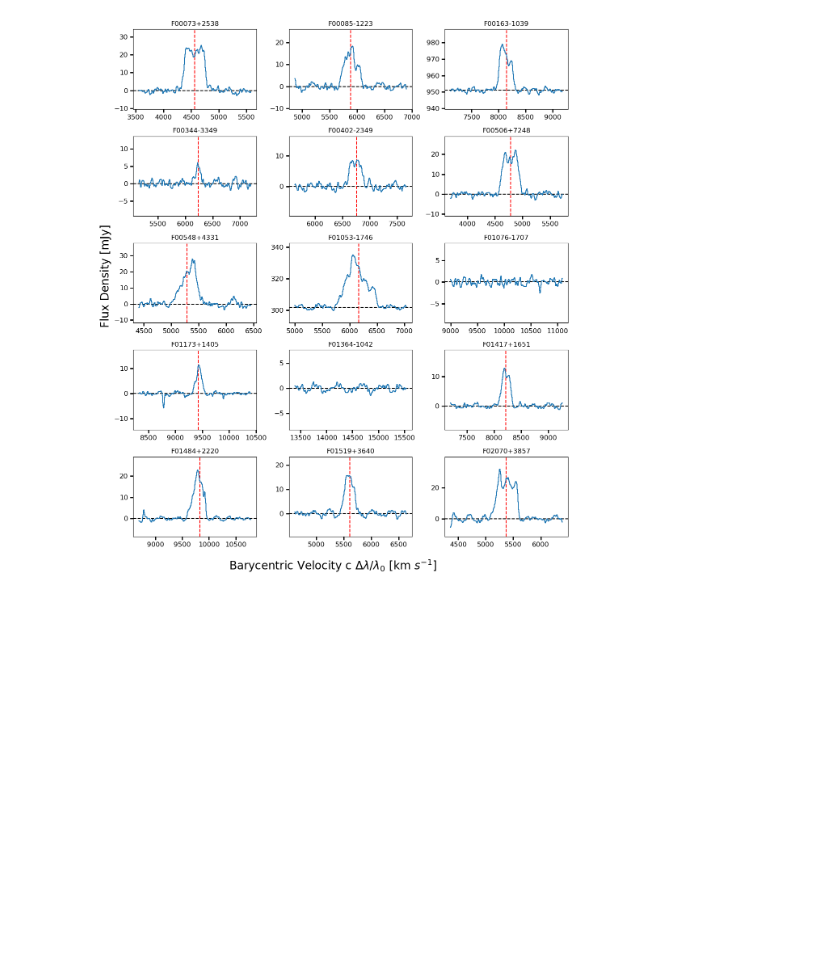
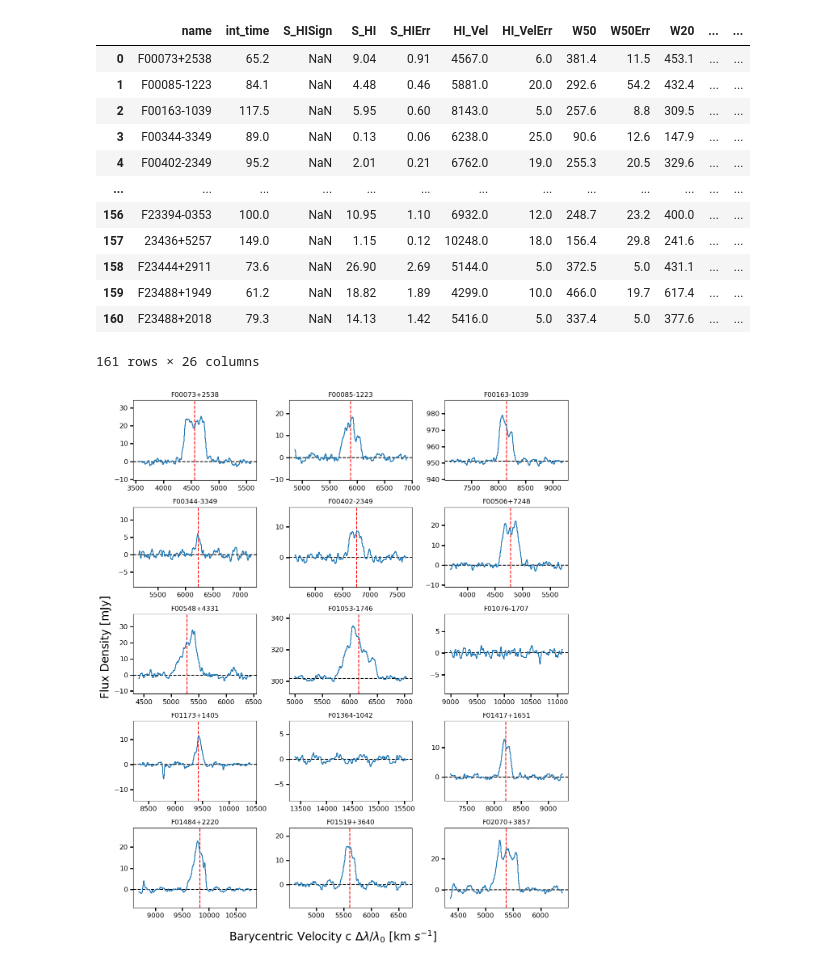
Before and after one commit to MatthewMotuz/GBO_REU, a Jupyter notebook: GOALS/GOALS_Final.ipynb, the cells around one changed output. Saved outputs shown, nothing was run; the diff lists cells and outputs as text; code cells hidden in the pictures; blank space fills up the shorter version.

```diff
--- a/GOALS/GOALS_Final.ipynb
+++ b/GOALS/GOALS_Final.ipynb
@@ -220,3 +228,19 @@ df2['Lir'] = 10 ** df2['log(Lir)']
+# %%
+df2
+# %% [output]
+|  | name | int_time | S_HISign | S_HI | S_HIErr | HI_Vel | HI_VelErr | W50 | W50Err | W20 | ... | ... |
+| 0 | F00073+2538 | 65.2 | NaN | 9.04 | 0.91 | 4567.0 | 6.0 | 381.4 | 11.5 | 453.1 | ... | ... |
+| 1 | F00085-1223 | 84.1 | NaN | 4.48 | 0.46 | 5881.0 | 20.0 | 292.6 | 54.2 | 432.4 | ... | ... |
+| 2 | F00163-1039 | 117.5 | NaN | 5.95 | 0.60 | 8143.0 | 5.0 | 257.6 | 8.8 | 309.5 | ... | ... |
+| 3 | F00344-3349 | 89.0 | NaN | 0.13 | 0.06 | 6238.0 | 25.0 | 90.6 | 12.6 | 147.9 | ... | ... |
+| 4 | F00402-2349 | 95.2 | NaN | 2.01 | 0.21 | 6762.0 | 19.0 | 255.3 | 20.5 | 329.6 | ... | ... |
+| ... | ... | ... | ... | ... | ... | ... | ... | ... | ... | ... | ... | ... |
+| 156 | F23394-0353 | 100.0 | NaN | 10.95 | 1.10 | 6932.0 | 12.0 | 248.7 | 23.2 | 400.0 | ... | ... |
+| 157 | 23436+5257 | 149.0 | NaN | 1.15 | 0.12 | 10248.0 | 18.0 | 156.4 | 29.8 | 241.6 | ... | ... |
+| 158 | F23444+2911 | 73.6 | NaN | 26.90 | 2.69 | 5144.0 | 5.0 | 372.5 | 5.0 | 431.1 | ... | ... |
+| 159 | F23488+1949 | 61.2 | NaN | 18.82 | 1.89 | 4299.0 | 10.0 | 466.0 | 19.7 | 617.4 | ... | ... |
+| 160 | F23488+2018 | 79.3 | NaN | 14.13 | 1.42 | 5416.0 | 5.0 | 337.4 | 5.0 | 377.6 | ... | ... |
+161 rows × 26 columns
 # %%
 # --- Collect valid .txt files ---
 txt_files = sorted([f for f in os.listdir(folder_path + 'DATAv3/TXT') if f.endswith('.txt')])
```
Also changed, not shown: parts of 5 cells of this notebook, 2 other files.
